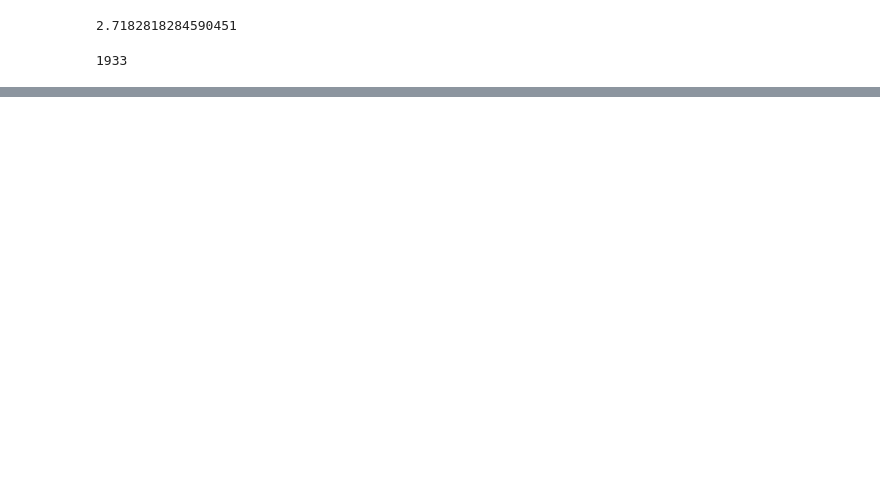
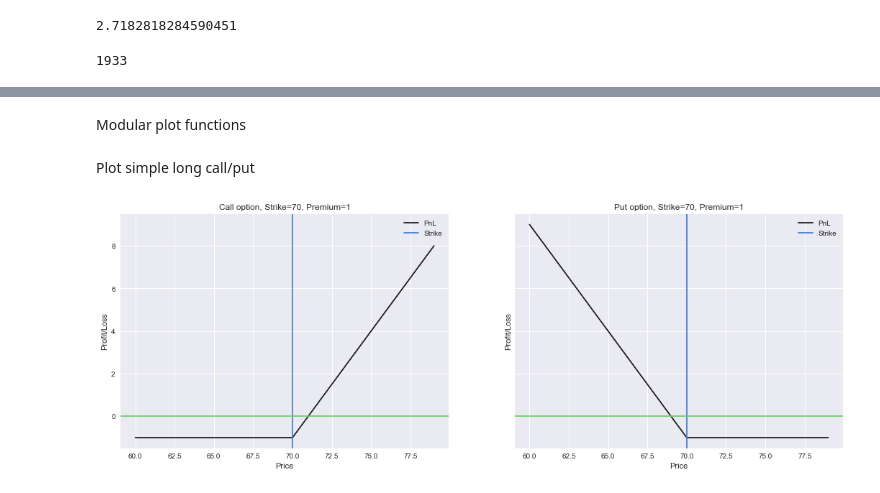
Before and after one commit to rruthberg/notebooks, a Jupyter notebook: Options_Valuation.ipynb, the cells around one changed output, grey strips where cells are left out. Saved outputs shown, nothing was run; the diff lists cells and outputs as text; code cells hidden in the pictures; blank space fills up the shorter version.

Commit message:
Options

```diff
--- a/Options_Valuation.ipynb
+++ b/Options_Valuation.ipynb
@@ -96,0 +176,2 @@ len(btcdata)
+# %% [markdown]
+Modular plot functions
@@ -96,0 +227,41 @@ len(btcdata)
+# %%
+#Settings
+s1 = 70
+s2 = 70
+pr1 = 1
+pr2 = 0.7
+
+t1 = 68
+t2 = np.arange((s1+s2)/2-10, (s1+s2)/2+10, 1.0)
+# %% [markdown]
+Plot simple long call/put
+# %%
+#Plot plain stragies
+
+#Set plot area
+sns.set(style="darkgrid")
+f, (ax1,ax2) = plt.subplots(1, 2, figsize=(18, 6), sharey=True)
+
+#Plot Call
+call_pnl = call_profit_loss(s1,t2,pr1)
+plotStrikeBasic(ax=ax1
+                ,price=t2
+                ,pnl_function=call_pnl
+                ,lbl='PnL'
+                ,title=f'Call option, Strike={s1}, Premium={pr1}'
+                ,xlab='Price'
+                ,ylab='Profit/Loss'
+                ,vstrike=s1)
+
+#Plot Put
+put_pnl = put_profit_loss(s1,t2,pr1)
+plotStrikeBasic(ax=ax2
+                ,price=t2
+                ,pnl_function=put_pnl
+                ,lbl='PnL'
+                ,title=f'Put option, Strike={s1}, Premium={pr1}'
+                ,xlab='Price'
+                ,ylab='Profit/Loss'
+                ,vstrike=s1)
+# %% [output]
+[figure, added]
```
Also changed, not shown: parts of 37 cells of this notebook.
